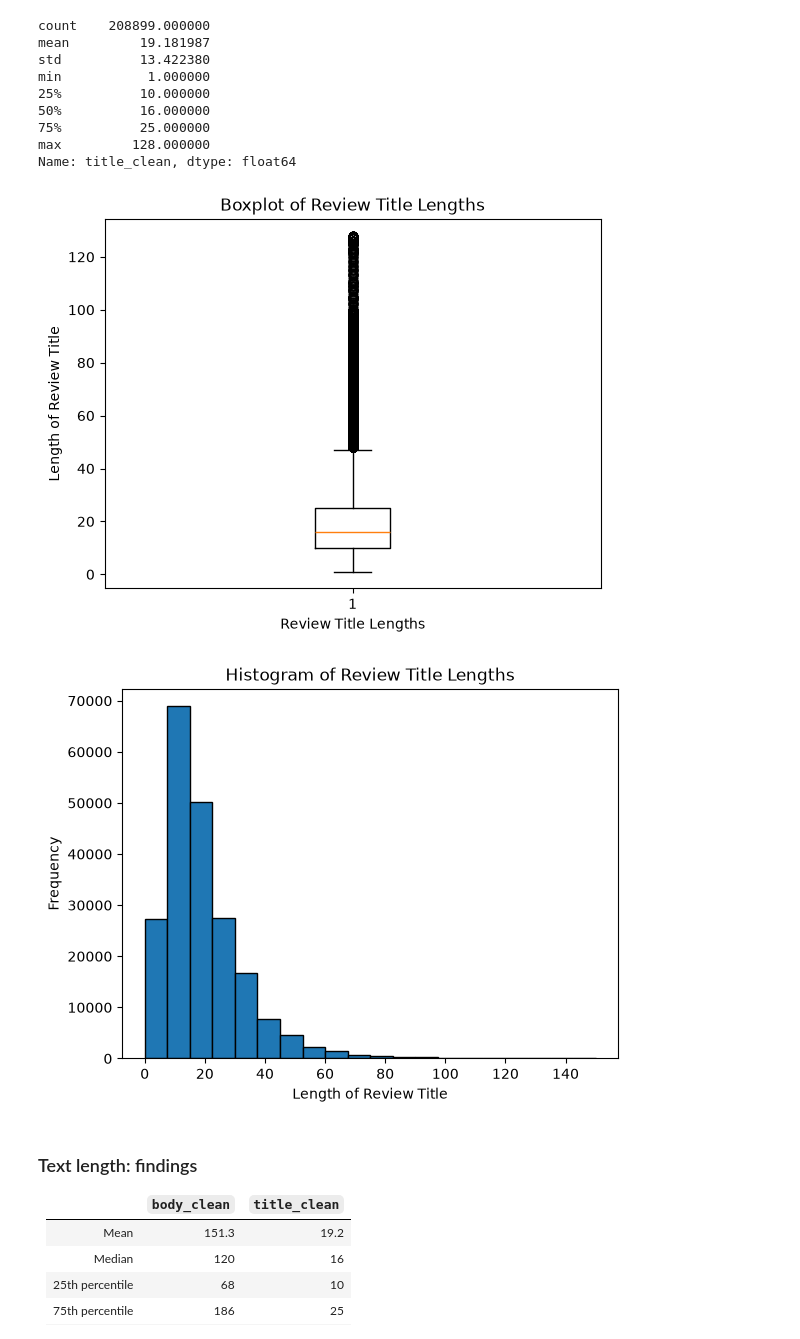
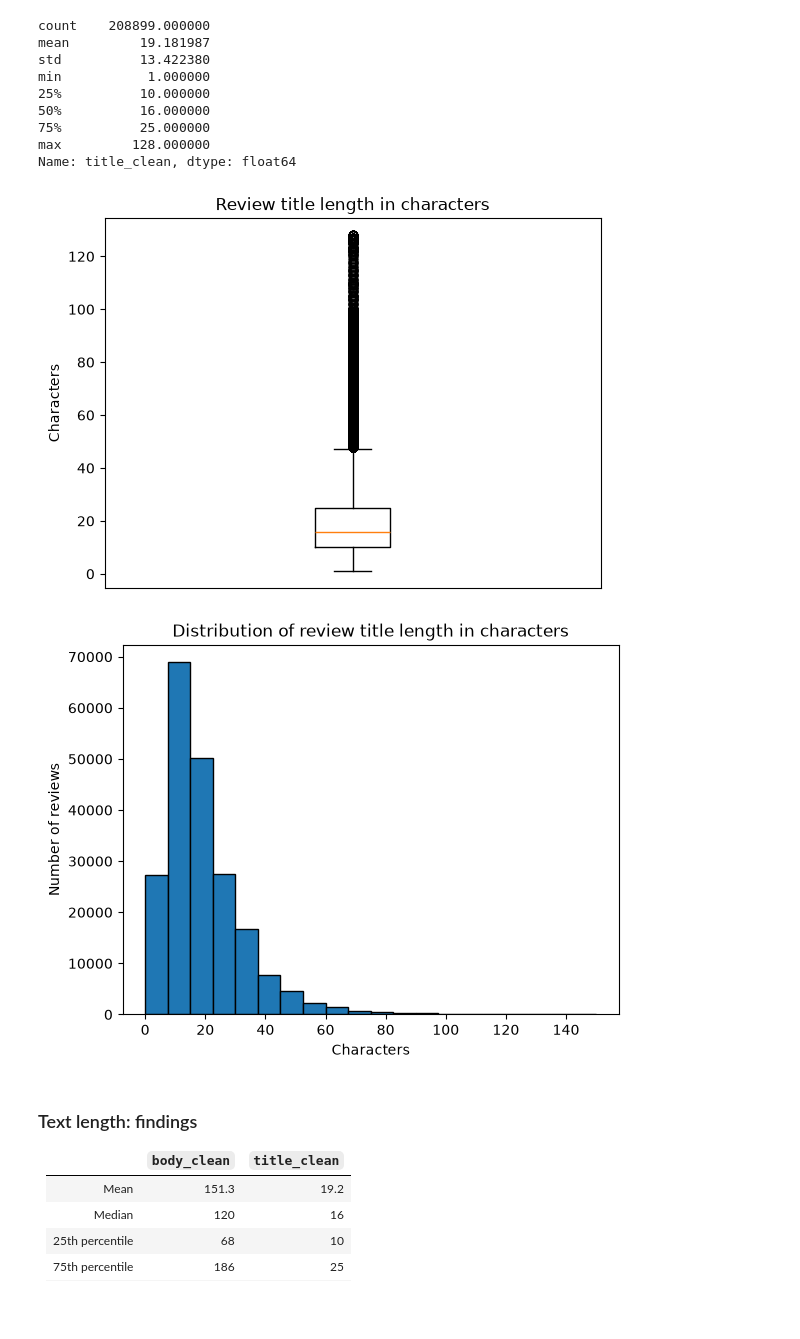
Before and after one commit to AlejandroBeldaFernandez/Amazon-Reviews-Spanish, a Jupyter notebook: Amazon_Reviews.ipynb, the cells around one changed output. Drawn from its saved outputs; the diff is of its cells as text; code cells hidden in the pictures; blank space fills up the shorter version.

```diff
--- a/Amazon_Reviews.ipynb
+++ b/Amazon_Reviews.ipynb
@@ -698,20 +698,20 @@ max         128.000000
 Name: title_clean, dtype: float64
 # %%
 plt.boxplot(title_length)
-plt.title('Boxplot of Review Title Lengths')
-plt.ylabel('Length of Review Title')
-plt.xlabel('Review Title Lengths')
+plt.title('Review title length in characters')
+plt.ylabel('Characters')
+plt.xticks([])
 plt.show()
 # %% [output]
-[figure, old version]
+[figure, new version]
 # %%
 plt.hist(title_length, bins=20, edgecolor='black', range=(0, 150))
-plt.title('Histogram of Review Title Lengths')
-plt.xlabel('Length of Review Title')
-plt.ylabel('Frequency')
+plt.title('Distribution of review title length in characters')
+plt.xlabel('Characters')
+plt.ylabel('Number of reviews')
 plt.show()
 # %% [output]
-[figure, old version]
+[figure, new version]
 # %% [markdown]
 ### Text length: findings
 
```
Also changed, not shown: parts of 19 cells of this notebook.
